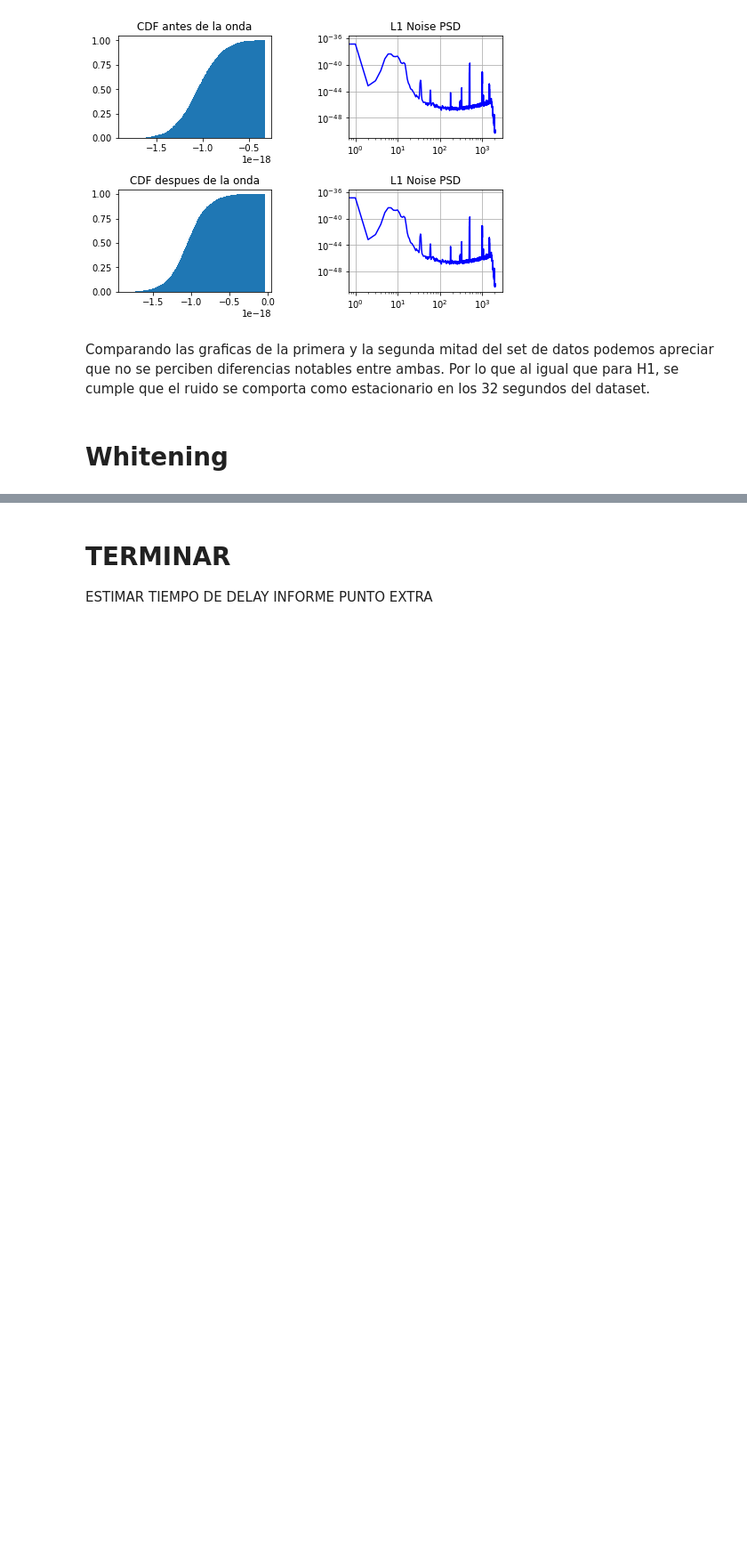
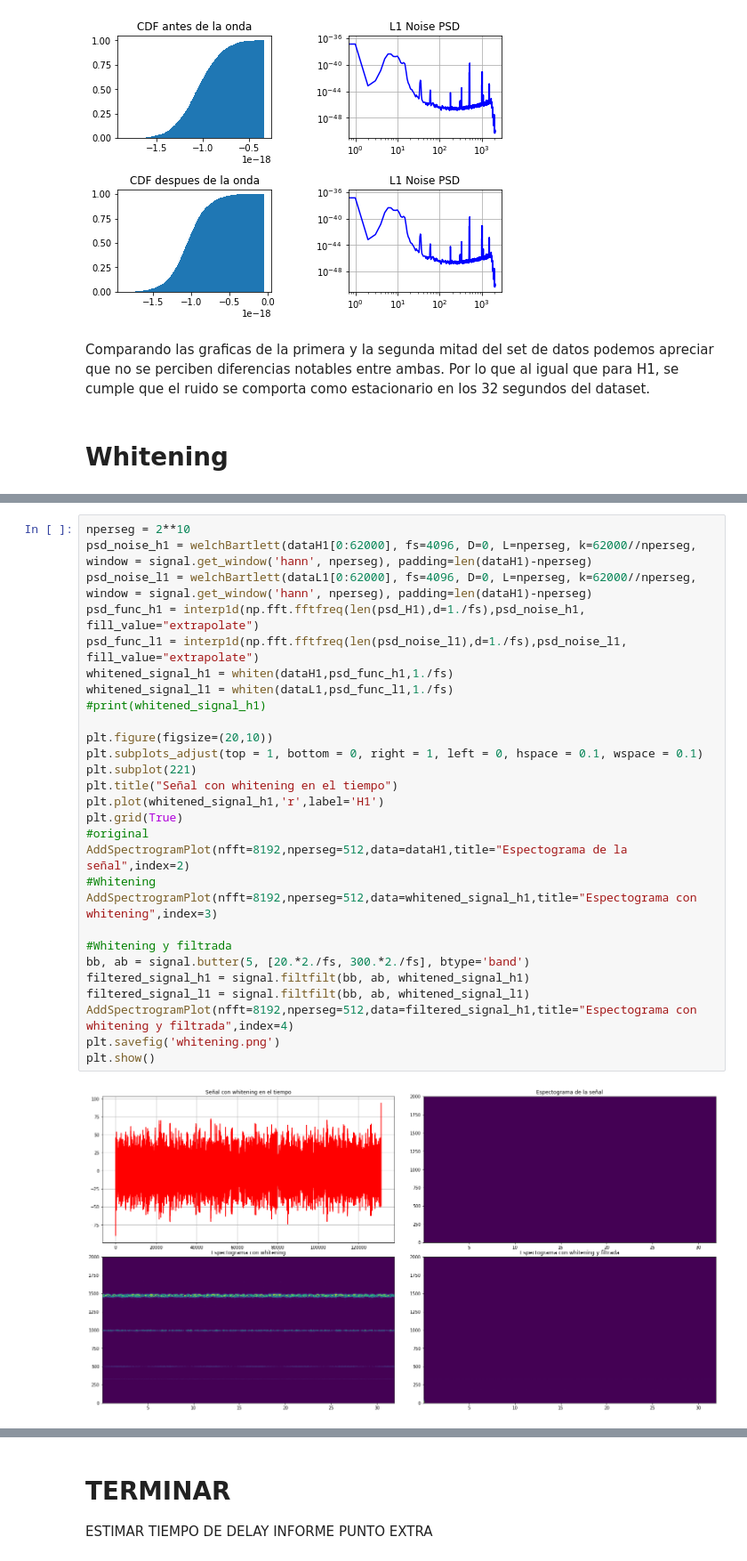
Before and after one commit to ManuMollon261297/PASA, a Jupyter notebook: TP1/code/pasa_tp1.ipynb, the cells around one changed output, grey strips where cells are left out. Shown at 89% size. Saved outputs shown, nothing was run; the diff lists cells and outputs as text; blank space fills up the shorter version.

```diff
--- a/TP1/code/pasa_tp1.ipynb
+++ b/TP1/code/pasa_tp1.ipynb
@@ -533,0 +511,30 @@ plt.savefig('GW150914_strain_whitened.png')
+# %%
+nperseg = 2**10
+psd_noise_h1 = welchBartlett(dataH1[0:62000], fs=4096, D=0, L=nperseg, k=62000//nperseg, window = signal.get_window('hann', nperseg), padding=len(dataH1)-nperseg)
+psd_noise_l1 = welchBartlett(dataL1[0:62000], fs=4096, D=0, L=nperseg, k=62000//nperseg, window = signal.get_window('hann', nperseg), padding=len(dataH1)-nperseg)
+psd_func_h1 = interp1d(np.fft.fftfreq(len(psd_H1),d=1./fs),psd_noise_h1, fill_value="extrapolate")
+psd_func_l1 = interp1d(np.fft.fftfreq(len(psd_noise_l1),d=1./fs),psd_noise_l1, fill_value="extrapolate")
+whitened_signal_h1 = whiten(dataH1,psd_func_h1,1./fs)
+whitened_signal_l1 = whiten(dataL1,psd_func_l1,1./fs)
+#print(whitened_signal_h1)
+
+plt.figure(figsize=(20,10))
+plt.subplots_adjust(top = 1, bottom = 0, right = 1, left = 0, hspace = 0.1, wspace = 0.1)
+plt.subplot(221)
+plt.title("Señal con whitening en el tiempo")
+plt.plot(whitened_signal_h1,'r',label='H1')
+plt.grid(True)
+#original
+AddSpectrogramPlot(nfft=8192,nperseg=512,data=dataH1,title="Espectograma de la señal",index=2)
+#Whitening
+AddSpectrogramPlot(nfft=8192,nperseg=512,data=whitened_signal_h1,title="Espectograma con whitening",index=3)
+
+#Whitening y filtrada
+bb, ab = signal.butter(5, [20.*2./fs, 300.*2./fs], btype='band')
+filtered_signal_h1 = signal.filtfilt(bb, ab, whitened_signal_h1)
+filtered_signal_l1 = signal.filtfilt(bb, ab, whitened_signal_l1)
+AddSpectrogramPlot(nfft=8192,nperseg=512,data=filtered_signal_h1,title="Espectograma con whitening y filtrada",index=4)
+plt.savefig('whitening.png')
+plt.show()
+# %% [output]
+[figure, added]
```
Also changed, not shown: parts of 18 cells of this notebook.
